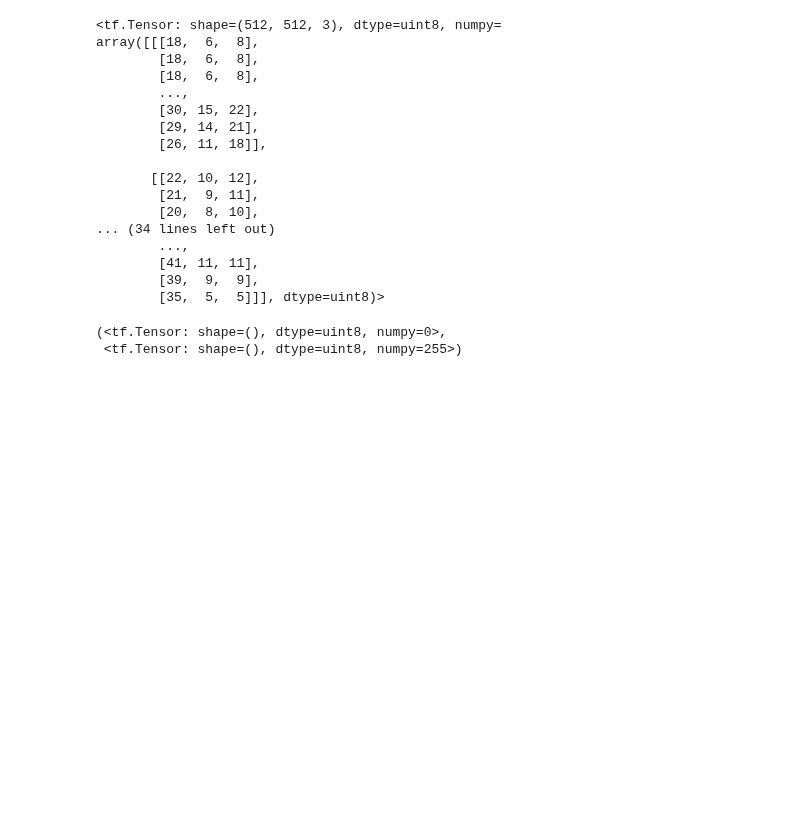
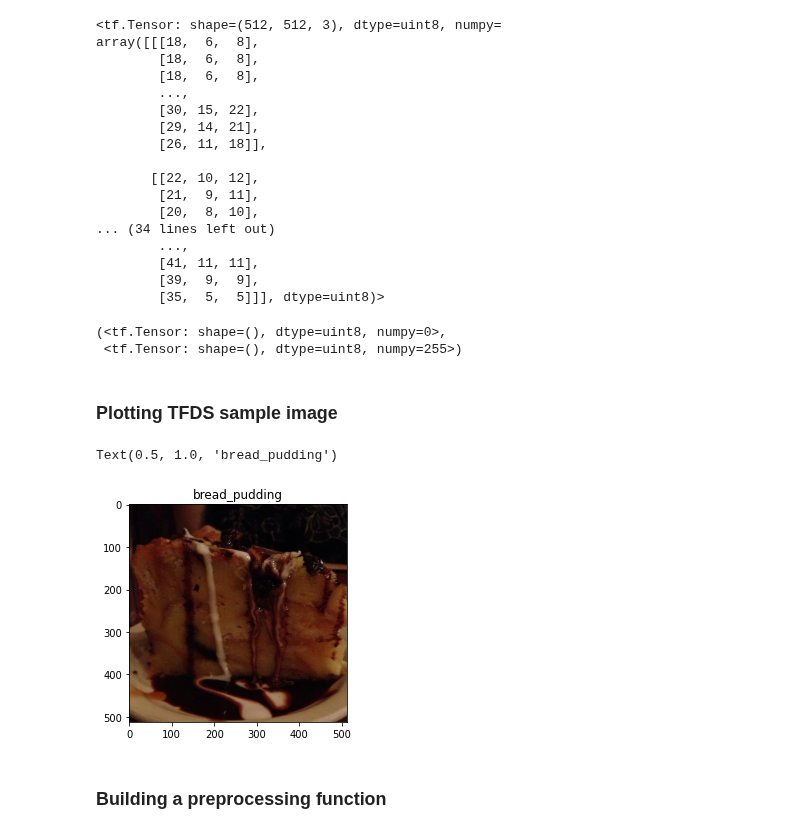
Before and after one commit to LazaUK/UdemyProjects-TensorFlow, a Jupyter notebook: Project7_FoodVision_M1/TensorFlow_07_FoodVision.ipynb, the cells around one changed output. Saved outputs shown, nothing was run; the diff lists cells and outputs as text; code cells hidden in the pictures; blank space fills up the shorter version.

```diff
--- a/Project7_FoodVision_M1/TensorFlow_07_FoodVision.ipynb
+++ b/Project7_FoodVision_M1/TensorFlow_07_FoodVision.ipynb
@@ -100,3 +100,17 @@ tf.reduce_min(image), tf.reduce_max(image)
 # %% [output]
 (<tf.Tensor: shape=(), dtype=uint8, numpy=0>,
  <tf.Tensor: shape=(), dtype=uint8, numpy=255>)
+# %% [markdown]
+### Plotting TFDS sample image
+# %%
+# Plotting an image tensor
+import matplotlib.pyplot as plt
+
+plt.imshow(image)
+plt.title(class_names[label.numpy()])
+#plt.axis(False)
+# %% [output]
+Text(0.5, 1.0, 'bread_pudding')
+[figure, added]
+# %% [markdown]
+### Building a preprocessing function
```
